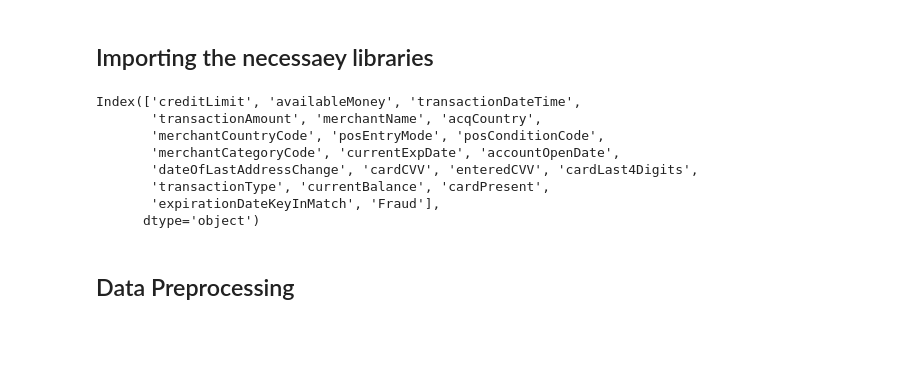
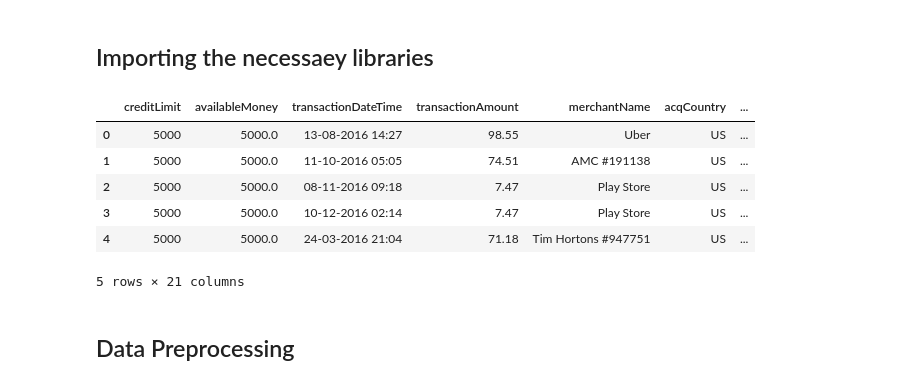
Before and after one commit to sahilpokharkar/Insurance-fraud-detection, a Jupyter notebook: Fraud_Detect.ipynb, the cells around one changed output. Drawn from its saved outputs; the diff is of its cells as text; code cells hidden in the pictures; blank space fills up the shorter version.

```diff
--- a/Fraud_Detect.ipynb
+++ b/Fraud_Detect.ipynb
@@ -14,16 +14,14 @@ from sklearn.preprocessing import MinMaxScaler
 # %%
 df=pd.read_csv('MedicalFraud1.csv')
 df.head()
-df.columns
 # %% [output]
+|  | creditLimit | availableMoney | transactionDateTime | transactionAmount | merchantName | acqCountry | ... |
+| 0 | 5000 | 5000.0 | 13-08-2016 14:27 | 98.55 | Uber | US | ... |
+| 1 | 5000 | 5000.0 | 11-10-2016 05:05 | 74.51 | AMC #191138 | US | ... |
+| 2 | 5000 | 5000.0 | 08-11-2016 09:18 | 7.47 | Play Store | US | ... |
+| 3 | 5000 | 5000.0 | 10-12-2016 02:14 | 7.47 | Play Store | US | ... |
+| 4 | 5000 | 5000.0 | 24-03-2016 21:04 | 71.18 | Tim Hortons #947751 | US | ... |
-Index(['creditLimit', 'availableMoney', 'transactionDateTime',
-       'transactionAmount', 'merchantName', 'acqCountry',
-       'merchantCountryCode', 'posEntryMode', 'posConditionCode',
-       'merchantCategoryCode', 'currentExpDate', 'accountOpenDate',
-       'dateOfLastAddressChange', 'cardCVV', 'enteredCVV', 'cardLast4Digits',
-       'transactionType', 'currentBalance', 'cardPresent',
-       'expirationDateKeyInMatch', 'Fraud'],
-      dtype='object')
+5 rows × 21 columns
 # %% [markdown]
 ## Data Preprocessing
 # %%
```
